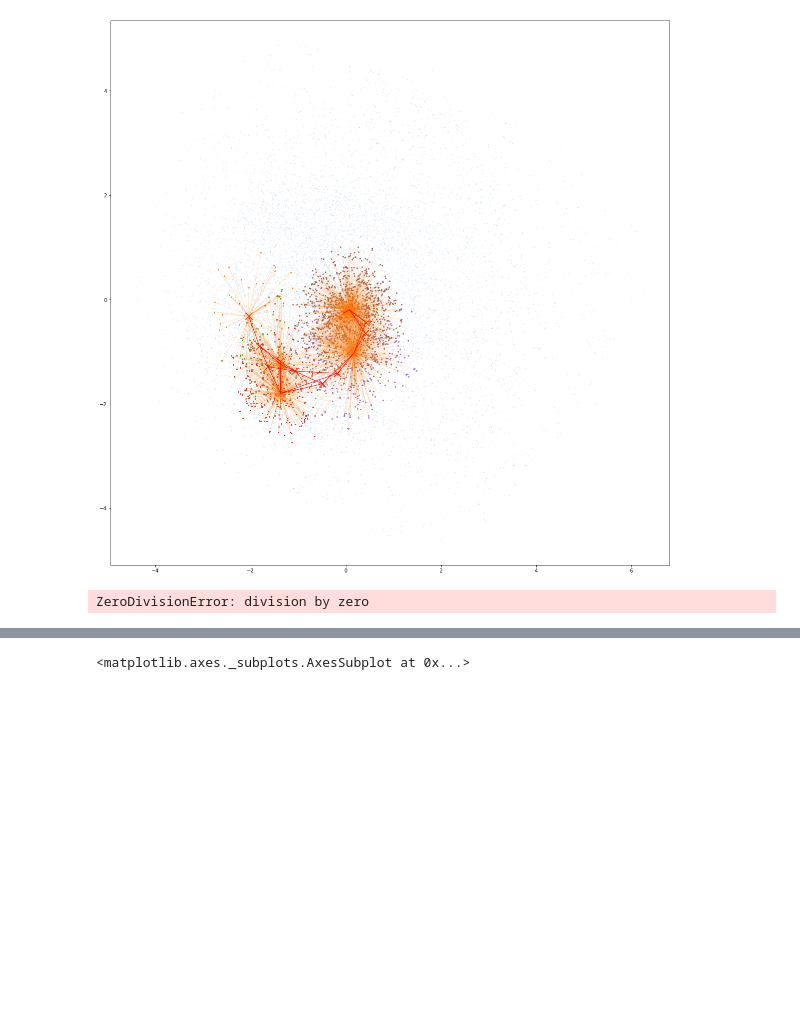
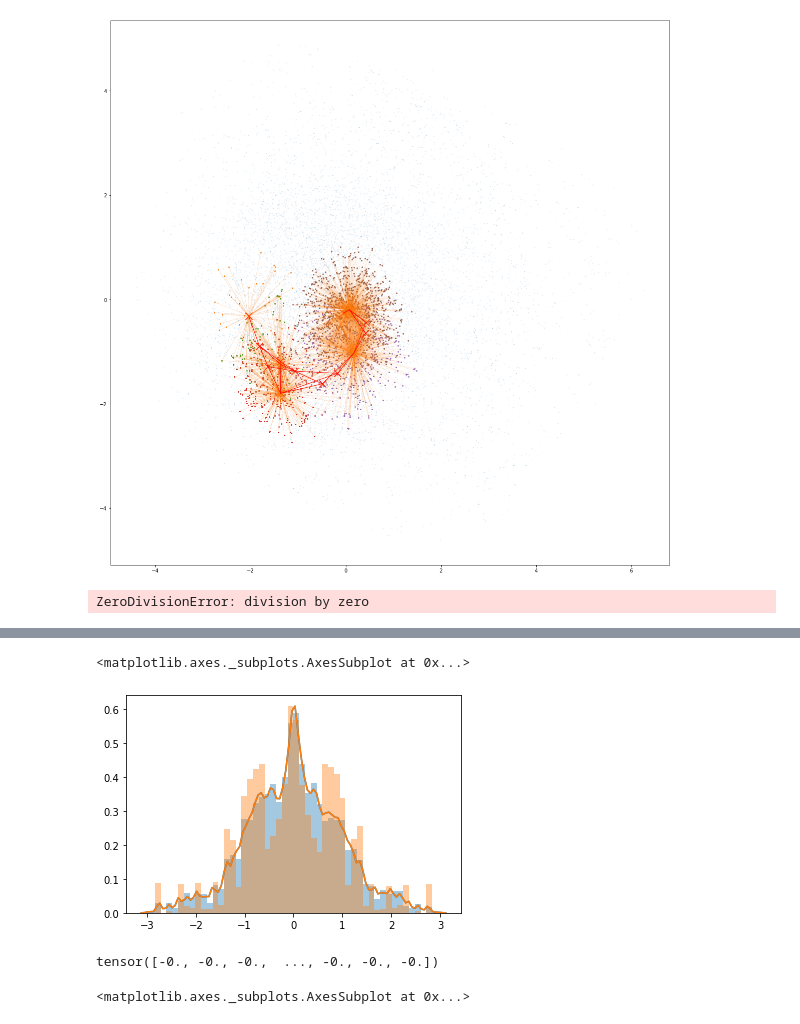
Before and after one commit to HSF-reco-and-software-triggers/Tracking-ML-Exa.TrkX, a Jupyter notebook: src/Pipelines/Examples/dev/IML-prep.ipynb, the cells around one changed output, grey strips where cells are left out. Cells and saved outputs as stored; diff of their text form; code cells hidden in the pictures; blank space fills up the shorter version.

```diff
--- a/src/Pipelines/Examples/dev/IML-prep.ipynb
+++ b/src/Pipelines/Examples/dev/IML-prep.ipynb
@@ -1010,3 +1021,13 @@ sns.distplot(av_coords[:,2].cpu(), hist_kws={'weights': preds.float().cpu()})
+# %%
+sns.distplot(av_coords[:,2].cpu(), hist_kws={'weights': (1-sample.y.float().cpu())})
+sns.distplot(av_coords[:,2].cpu(), hist_kws={'weights': sample.y.float().cpu()})
+# %% [output]
+<matplotlib.axes._subplots.AxesSubplot at 0x...>
+[figure, added]
+# %%
+av_coords[:,2].cpu() * sample.y.float().cpu()
+# %% [output]
+tensor([-0., -0., -0.,  ..., -0., -0., -0.])
 # %%
 sns.distplot(av_coords[:,2].cpu(), hist_kws={'weights': (data.y[subset_ind].bool().cpu() & ~preds.cpu()).float()})
 # %% [output]
```
Also changed, not shown: parts of 11 cells of this notebook, 12 other files.
